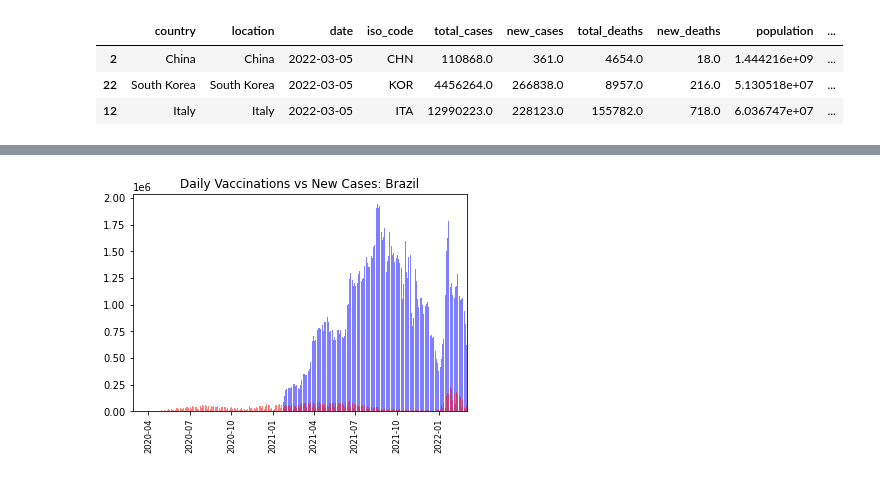
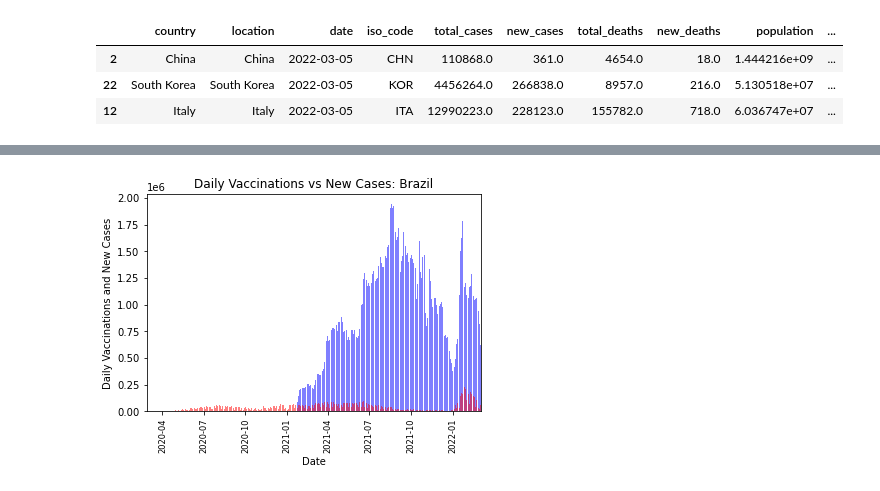
Before and after one commit to oiwuoni/group-3-bootcamp-project-1-repo, a Jupyter notebook: Covid-19 Data eric2 branch.ipynb, the cells around one changed output, grey strips where cells are left out. Saved outputs shown, nothing was run; the diff lists cells and outputs as text; code cells hidden in the pictures.

```diff
--- a/Covid-19 Data eric2 branch.ipynb
+++ b/Covid-19 Data eric2 branch.ipynb
@@ -272,10 +286,12 @@ plt.show()
 # %%
 #Create Bar Chart for Brazil
 plt.bar(BRA_df['date'], BRA_df['daily_vaccinations'], color='b', alpha=0.5)
 plt.bar(BRA_df['date'], BRA_df['new_cases'], color='r', alpha=0.5)
 plt.xlim(BRA_df['date'].min(), BRA_df['date'].max())
 plt.xticks(rotation=90, fontweight='light',  fontsize='small')
 plt.title("Daily Vaccinations vs New Cases: Brazil")
+plt.xlabel('Date')
+plt.ylabel ('Daily Vaccinations and New Cases')
 plt.show()
 # %% [output]
-[figure, old version]
+[figure, new version]
```
Also changed, not shown: parts of 7 cells of this notebook.
